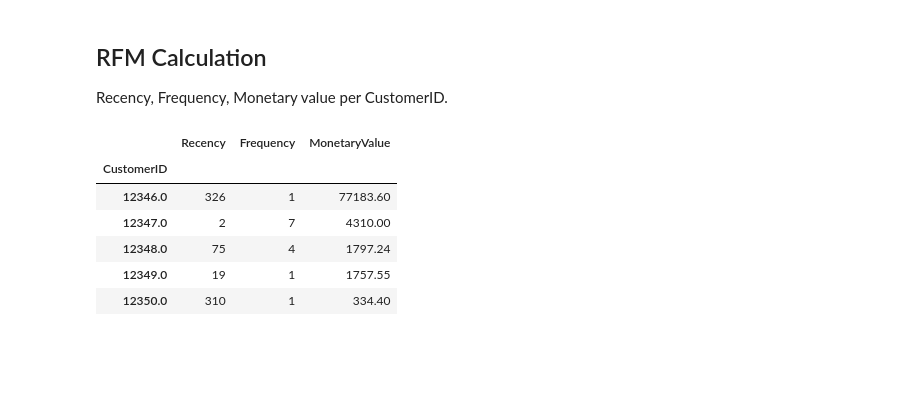
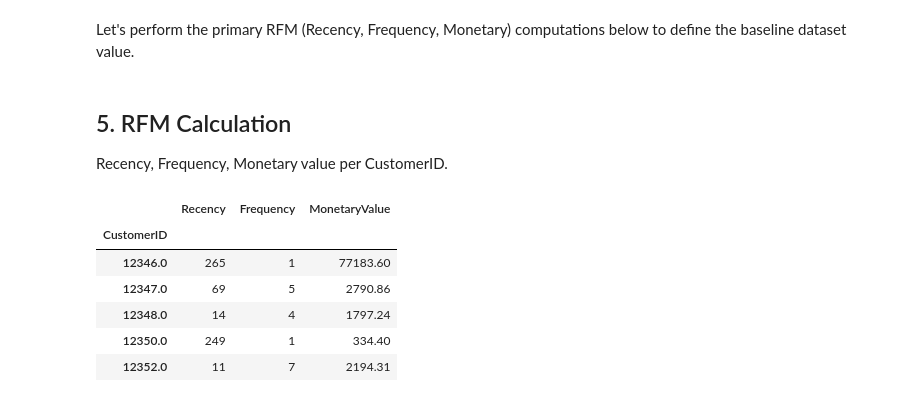
Before and after one commit to priyankkkaaaaa/Customer-Lifetime-Value, a Jupyter notebook: notebooks/feature_engineering.ipynb, the cells around one changed output. Saved outputs shown, nothing was run; the diff lists cells and outputs as text; code cells hidden in the pictures; blank space fills up the shorter version.

```diff
--- a/notebooks/feature_engineering.ipynb
+++ b/notebooks/feature_engineering.ipynb
@@ -5,11 +7,17 @@ import pandas as pd
 import numpy as np
 import datetime as dt
 
-# Load cleaned data (or clean it here)
+# Load dataset
 df = pd.read_csv('../data/online_retail.csv')
 
 # Quick clean
 df = df.dropna(subset=['CustomerID'])
-df = df[df['Quantity'] > 0]
+df = df[(df['Quantity'] > 0) & (df['UnitPrice'] > 0)]
 df['InvoiceDate'] = pd.to_datetime(df['InvoiceDate'])
 df['TotalPrice'] = df['Quantity'] * df['UnitPrice']
+
+# Avoid Target Leakage by Splitting Observation vs Future Timeline
+cutoff_date = df['InvoiceDate'].quantile(0.70)
+obs_df = df[df['InvoiceDate'] <= cutoff_date]
+target_df = df[df['InvoiceDate'] > cutoff_date]
+print(f"Observation window ends at: {cutoff_date}")
@@ -16,21 +88,24 @@ df['TotalPrice'] = df['Quantity'] * df['UnitPrice']
+# %% [markdown]
+Let's perform the primary RFM (Recency, Frequency, Monetary) computations below to define the baseline dataset value.
 # %% [markdown]
-## RFM Calculation
+## 5. RFM Calculation
 Recency, Frequency, Monetary value per CustomerID.
 # %%
-snapshot_date = df['InvoiceDate'].max() + dt.timedelta(days=1)
+# Calculate RFM explicitly ONLY on Observation Window
+snapshot_date = obs_df['InvoiceDate'].max() + dt.timedelta(days=1)
 
-rfm = df.groupby('CustomerID').agg({
+rfm = obs_df.groupby('CustomerID').agg({
     'InvoiceDate': lambda x: (snapshot_date - x.max()).days,
     'InvoiceNo': 'nunique',
     'TotalPrice': 'sum'
 })
 rfm.rename(columns={'InvoiceDate': 'Recency', 'InvoiceNo': 'Frequency', 'TotalPrice': 'MonetaryValue'}, inplace=True)
 rfm.head()
 # %% [output]
 |  | Recency | Frequency | MonetaryValue |
 | CustomerID |  |  |  |
-| 12346.0 | 326 | 1 | 77183.60 |
-| 12347.0 | 2 | 7 | 4310.00 |
-| 12348.0 | 75 | 4 | 1797.24 |
-| 12349.0 | 19 | 1 | 1757.55 |
-| 12350.0 | 310 | 1 | 334.40 |
+| 12346.0 | 265 | 1 | 77183.60 |
+| 12347.0 | 69 | 5 | 2790.86 |
+| 12348.0 | 14 | 4 | 1797.24 |
+| 12350.0 | 249 | 1 | 334.40 |
+| 12352.0 | 11 | 7 | 2194.31 |
```
Also changed, not shown: parts of 9 cells of this notebook, 4 other files.
